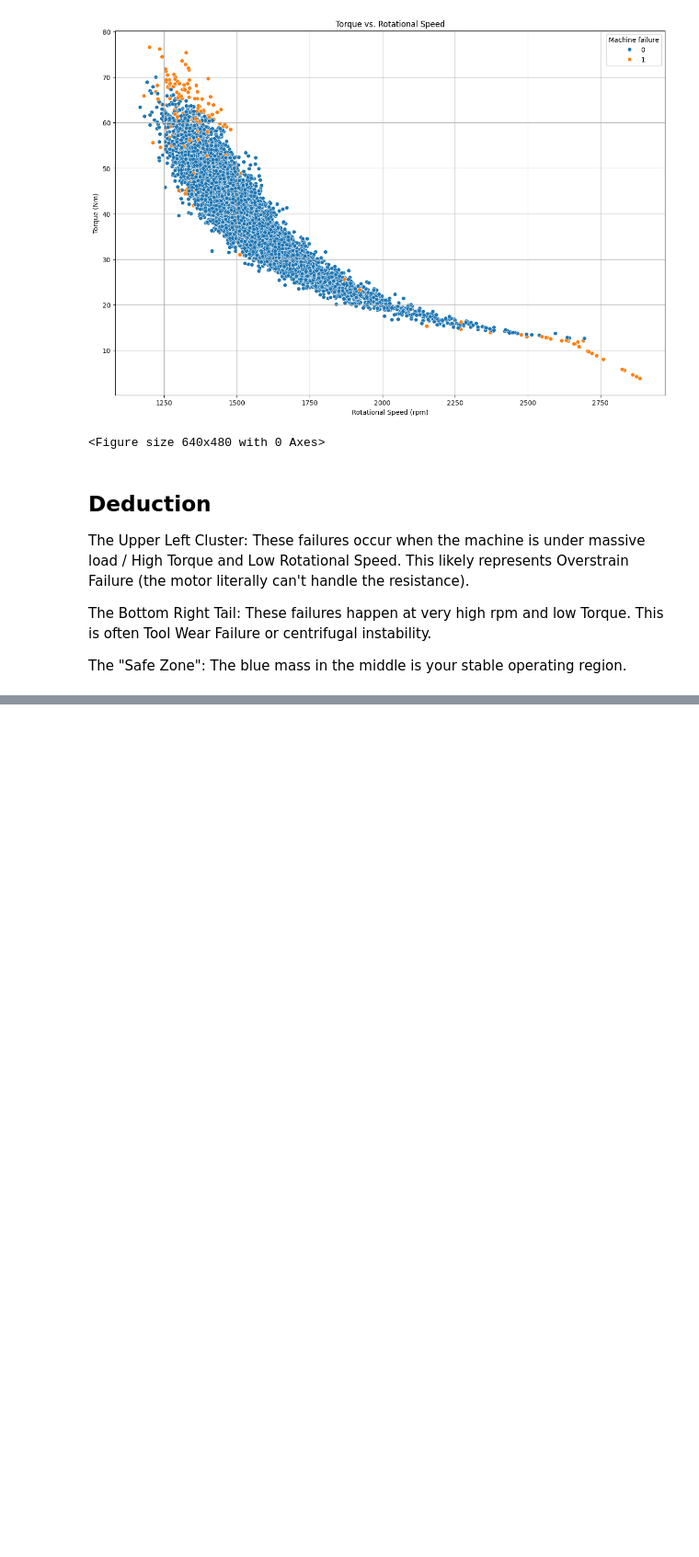
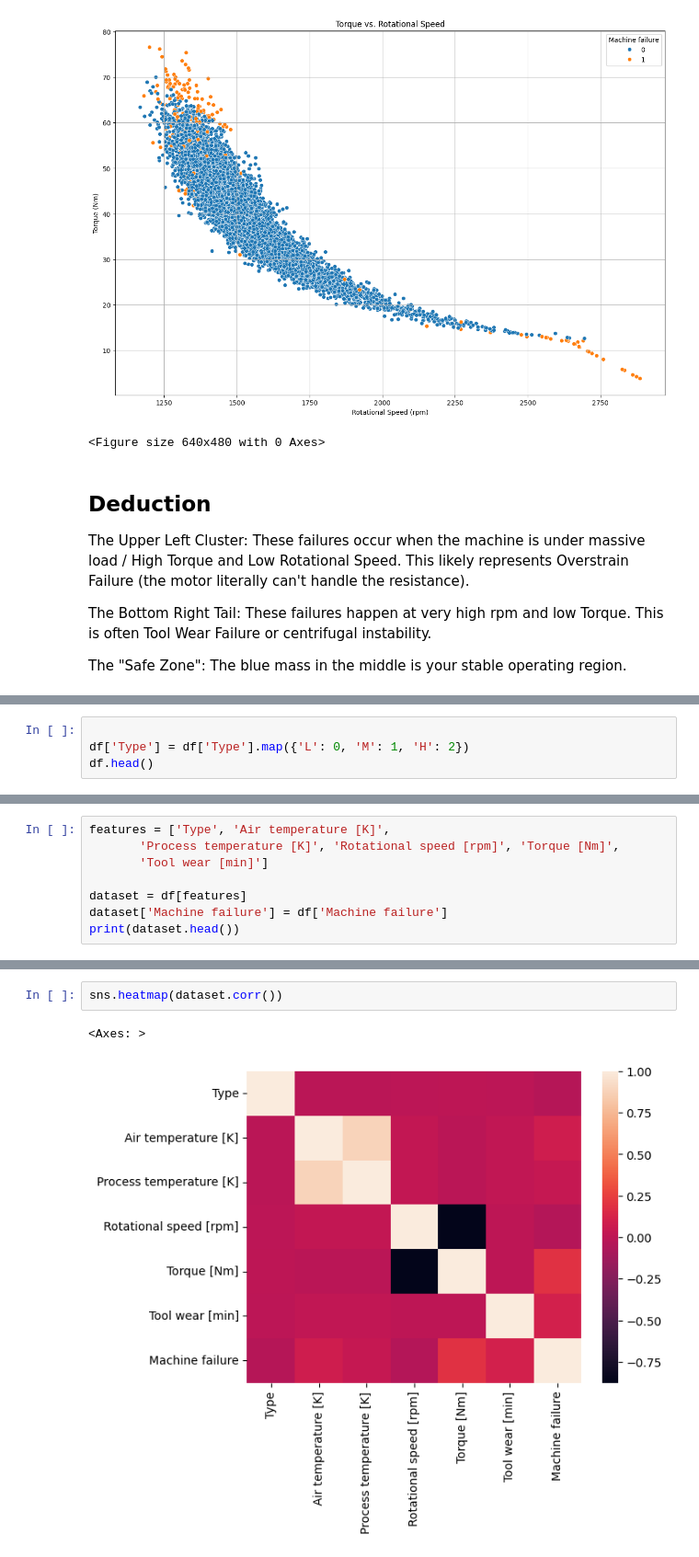
Before and after one commit to YashBarhanpurkar/Predictive_Maintenance, a Jupyter notebook: analysis.ipynb, the cells around one changed output, grey strips where cells are left out. Shown at 92% size. Saved outputs shown, nothing was run; the diff lists cells and outputs as text; blank space fills up the shorter version.

```diff
--- a/analysis.ipynb
+++ b/analysis.ipynb
@@ -136,0 +139,4 @@ The blue mass in the middle is your stable operating region.
+# %%
+
+df['Type'] = df['Type'].map({'L': 0, 'M': 1, 'H': 2})
+df.head()
@@ -136,0 +162,8 @@ The blue mass in the middle is your stable operating region.
+# %%
+features = ['Type', 'Air temperature [K]',
+       'Process temperature [K]', 'Rotational speed [rpm]', 'Torque [Nm]',
+       'Tool wear [min]']
+
+dataset = df[features]
+dataset['Machine failure'] = df['Machine failure']
+print(dataset.head())
@@ -136,0 +184,5 @@ The blue mass in the middle is your stable operating region.
+# %%
+sns.heatmap(dataset.corr())
+# %% [output]
+<Axes: >
+[figure, added]
```
Also changed, not shown: parts of 15 cells of this notebook.
